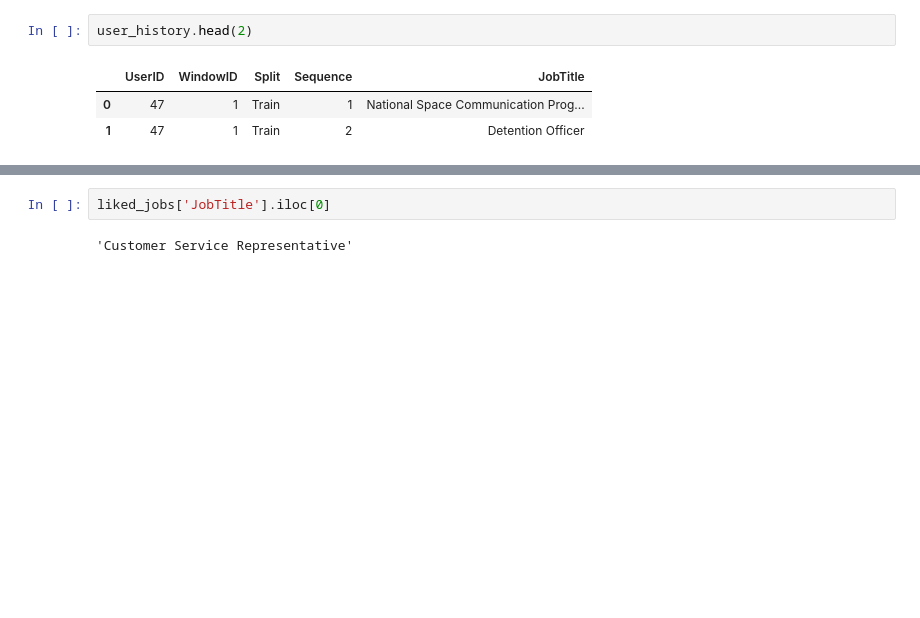
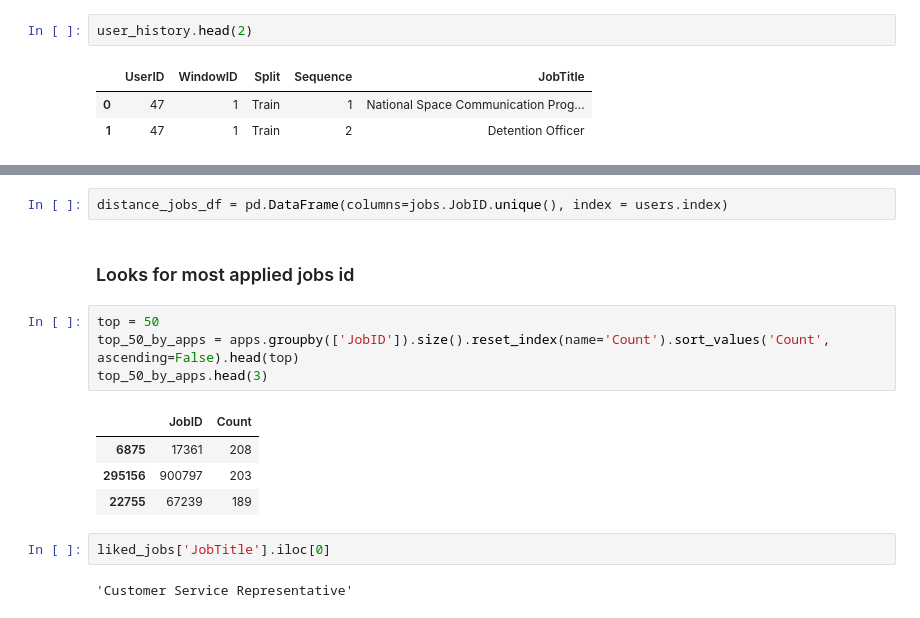
Before and after one commit to wiflore/Jobs_Recommender, a Jupyter notebook: Jobs Recommender.ipynb, the cells around one changed output, grey strips where cells are left out. Drawn from its saved outputs; the diff is of its cells as text; blank space fills up the shorter version.

```diff
--- a/Jobs Recommender.ipynb
+++ b/Jobs Recommender.ipynb
@@ -290,3 +328,16 @@ user_history.head(2)
+# %%
+distance_jobs_df = pd.DataFrame(columns=jobs.JobID.unique(), index = users.index)
+# %% [markdown]
+### Looks for most applied jobs id
+# %%
+top = 50
+top_50_by_apps = apps.groupby(['JobID']).size().reset_index(name='Count').sort_values('Count', ascending=False).head(top)
+top_50_by_apps.head(3)
+# %% [output]
+|  | JobID | Count |
+| 6875 | 17361 | 208 |
+| 295156 | 900797 | 203 |
+| 22755 | 67239 | 189 |
 # %%
 liked_jobs['JobTitle'].iloc[0]
 # %% [output]
```
Also changed, not shown: parts of 22 cells of this notebook.
